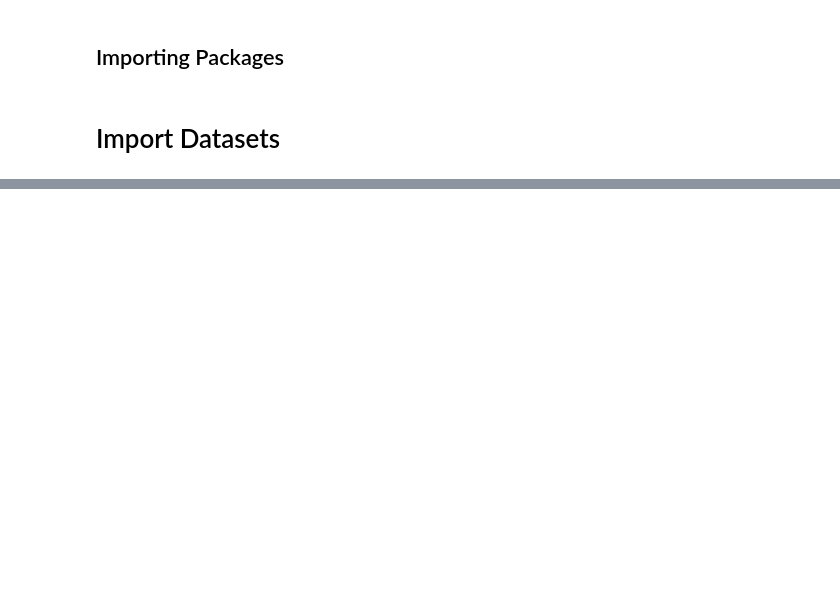
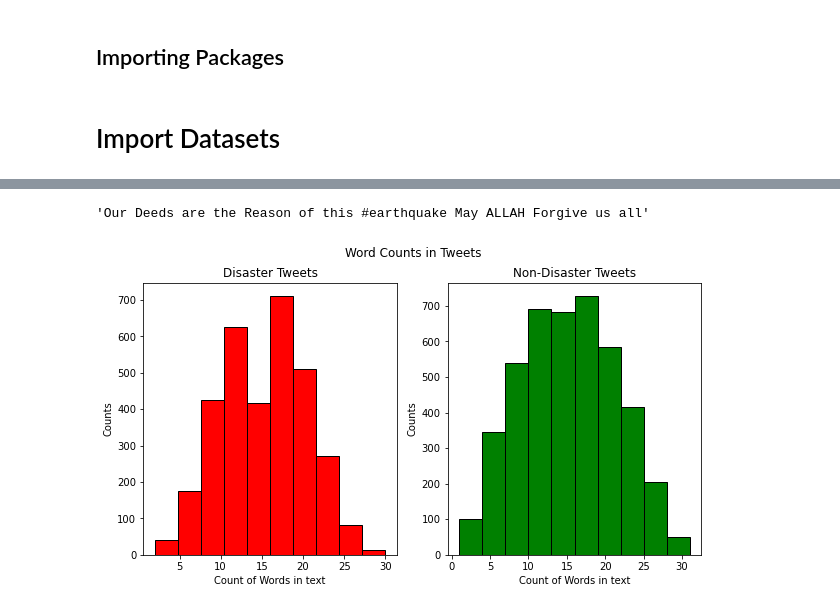
Before and after one commit to choi-b/Twitter_DisasterPrediction, a Jupyter notebook: Twitter_Analysis.ipynb, the cells around one changed output, grey strips where cells are left out. Saved outputs shown, nothing was run; the diff lists cells and outputs as text; code cells hidden in the pictures; blank space fills up the shorter version.

```diff
--- a/Twitter_Analysis.ipynb
+++ b/Twitter_Analysis.ipynb
@@ -47,0 +131,23 @@ test = pd
+# %%
+train['text'][0] #ex) 13 words
+# %% [output]
+'Our Deeds are the Reason of this #earthquake May ALLAH Forgive us all'
+# %%
+#Plot the distribution of Word Counts in Tweets for Disaster vs. Non-Disaster Tweets
+
+#Assign variables for word counts in each class
+count_word_dis = train[train['target']==1]['text'].str.split().map(lambda x: len(x))
+count_word_ndis = train[train['target']==0]['text'].str.split().map(lambda x: len(x))
+
+#Use subplots to plot them
+fig, axs = plt.subplots(1,2, figsize=(10, 5))
+axs[0].hist(count_word_dis, color='red', edgecolor = 'black')
+axs[0].set_title('Disaster Tweets')
+axs[1].hist(count_word_ndis, color='green', edgecolor = 'black')
+axs[1].set_title('Non-Disaster Tweets')
+plt.suptitle("Word Counts in Tweets")
+
+for ax in axs.flat:
+    ax.set(xlabel='Count of Words in text', ylabel='Counts')
+# %% [output]
+[figure, added]
```
Also changed, not shown: parts of 21 cells of this notebook, 2 other files.
